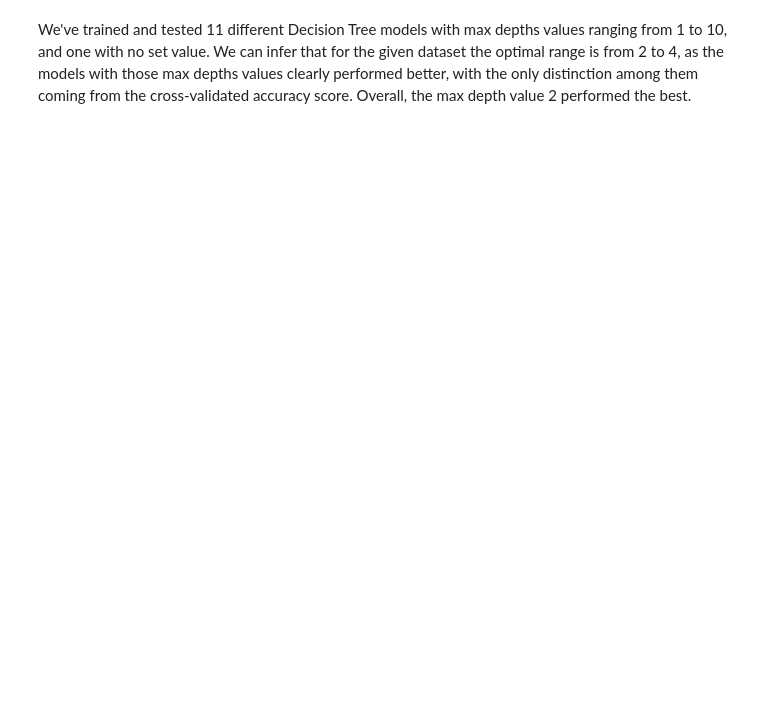
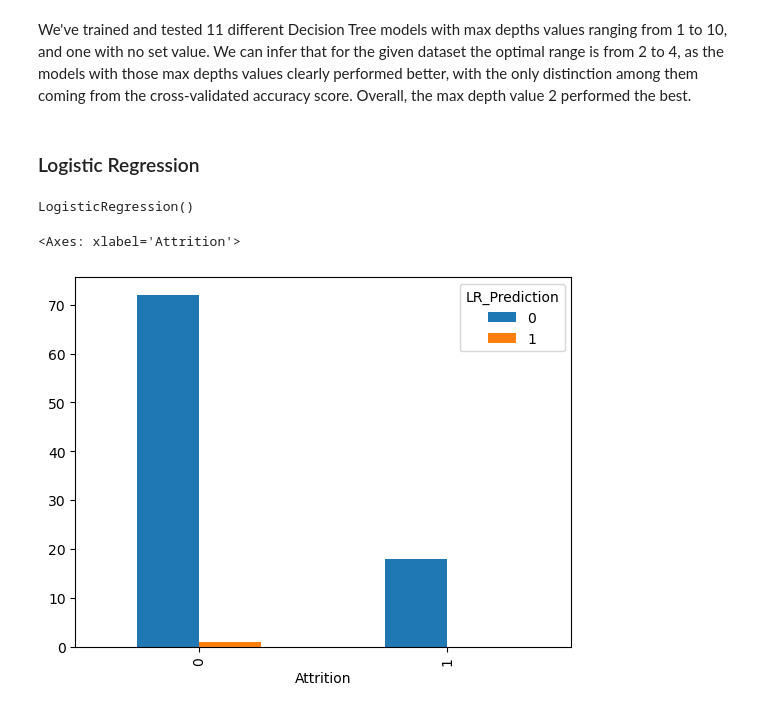
Before and after one commit to Kamsi01/employee-attrition-prediction, a Jupyter notebook: Employee Data Analysis.ipynb, the cells around one changed output. Cells and saved outputs as stored; diff of their text form; code cells hidden in the pictures; blank space fills up the shorter version.

```diff
--- a/Employee Data Analysis.ipynb
+++ b/Employee Data Analysis.ipynb
@@ -215,3 +217,11 @@ pd.DataFrame(scores)
 | 10 | Decision Tree 11 | NaN | 0.684211 | 0.2 | 0.333333 | 0.250000 | 0.651462 |
 # %% [markdown]
 We've trained and tested 11 different Decision Tree models with max depths values ranging from 1 to 10, and one with no set value. We can infer that for the given dataset the optimal range is from 2 to 4, as the models with those max depths values clearly performed better, with the only distinction among them coming from the cross-validated accuracy score. Overall, the max depth value 2 performed the best.
+# %%
+dt2 = trees[2]
+dt3 = trees[3]
+dt4 = trees[4]
+# %%
+attr['DT_Prediction'] = dt2.predict(attr.drop(columns=['Attrition']))
+# %% [markdown]
+### Logistic Regression
@@ -217,0 +230,12 @@ We've trained and tested 11 different Decision Tree models with max depths value
+# %%
+lr = LogisticRegression()
+lr.fit(x_train, y_train)
+# %% [output]
+LogisticRegression()
+# %%
+attr['LR_Prediction'] = lr.predict(attr.drop(columns=['Attrition', 'DT_Prediction'])) # add a column to show lr prediction
+# %%
+pd.crosstab(attr['Attrition'], attr['LR_Prediction']).plot(kind='bar')
+# %% [output]
+<Axes: xlabel='Attrition'>
+[figure, added]
```
Also changed, not shown: parts of 16 cells of this notebook.
